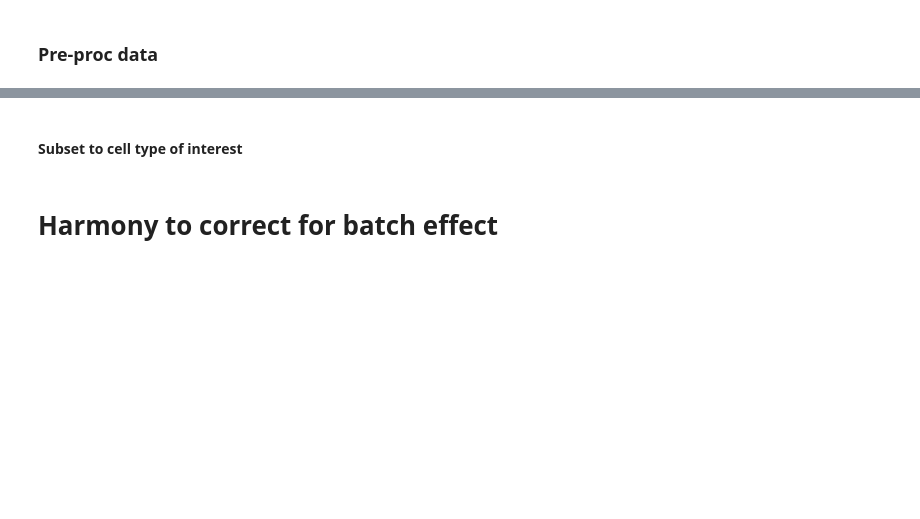
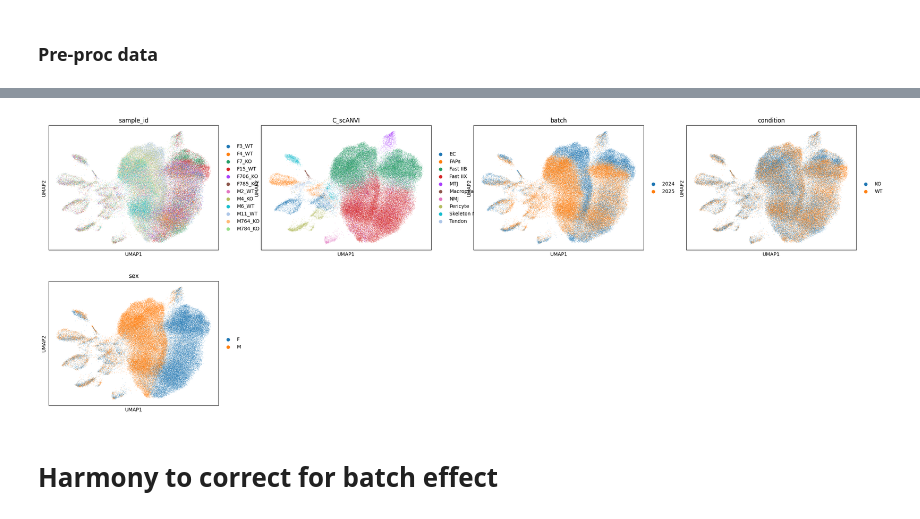
Before and after one commit to akanksha-sachan/TA_muscle_ageing, a Jupyter notebook: py_scripts/slide_analysis/meta_cell.ipynb, the cells around one changed output, grey strips where cells are left out. Cells and saved outputs as stored; diff of their text form; code cells hidden in the pictures; blank space fills up the shorter version.

```diff
--- a/py_scripts/slide_analysis/meta_cell.ipynb
+++ b/py_scripts/slide_analysis/meta_cell.ipynb
@@ -37,7 +62,0 @@ sc.pl.embedding(adata, basis='X_pca', color=['sample_id'])
-# %% [markdown]
-#### Subset to cell type of interest
-# %%
-adata_sex = adata[adata.obs['sex'] == 'F']
-# pool the fast2b and fast2x cell types
-adata = adata_sex[adata_sex.obs['C_scANVI'].isin(['Fast IIB', 'Fast IIX'])]
-adata
@@ -46,6 +62,0 @@ sc.pl.embedding(adata, basis='X_pca', color=['sample_id', 'C_scANVI', 'batch'])
-# %%
-adata.obs['y'] = adata.obs['condition'].map({
-    'WT': 0,
-    'KO': 1
-})
-adata.obs['y'].value_counts()
@@ -52,2 +65,6 @@ adata.obs['y'].value_counts()
+# %%
+sc.pl.umap(adata, color=['sample_id', 'C_scANVI', 'batch', 'condition', 'sex'])
+# %% [output]
+[figure, added]
 # %% [markdown]
 # Harmony to correct for batch effect
```
Also changed, not shown: parts of 20 cells of this notebook, 10 other files.
